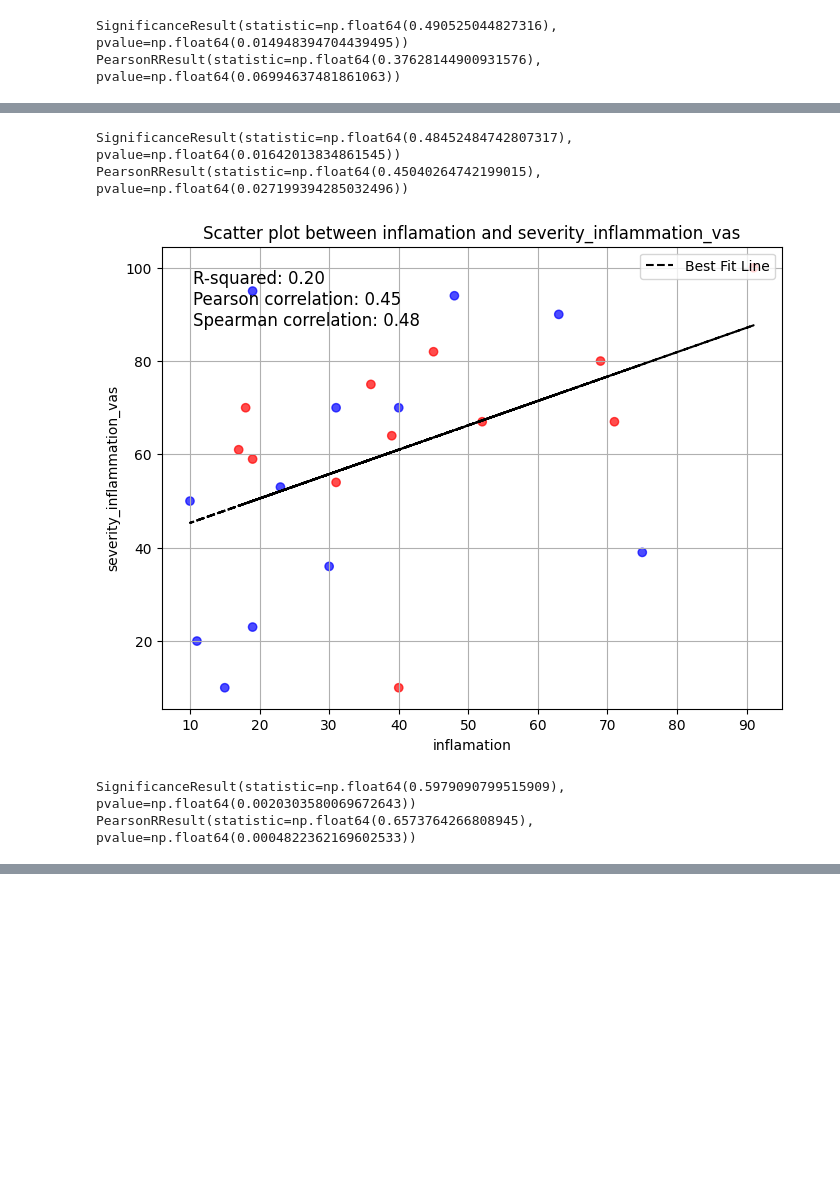
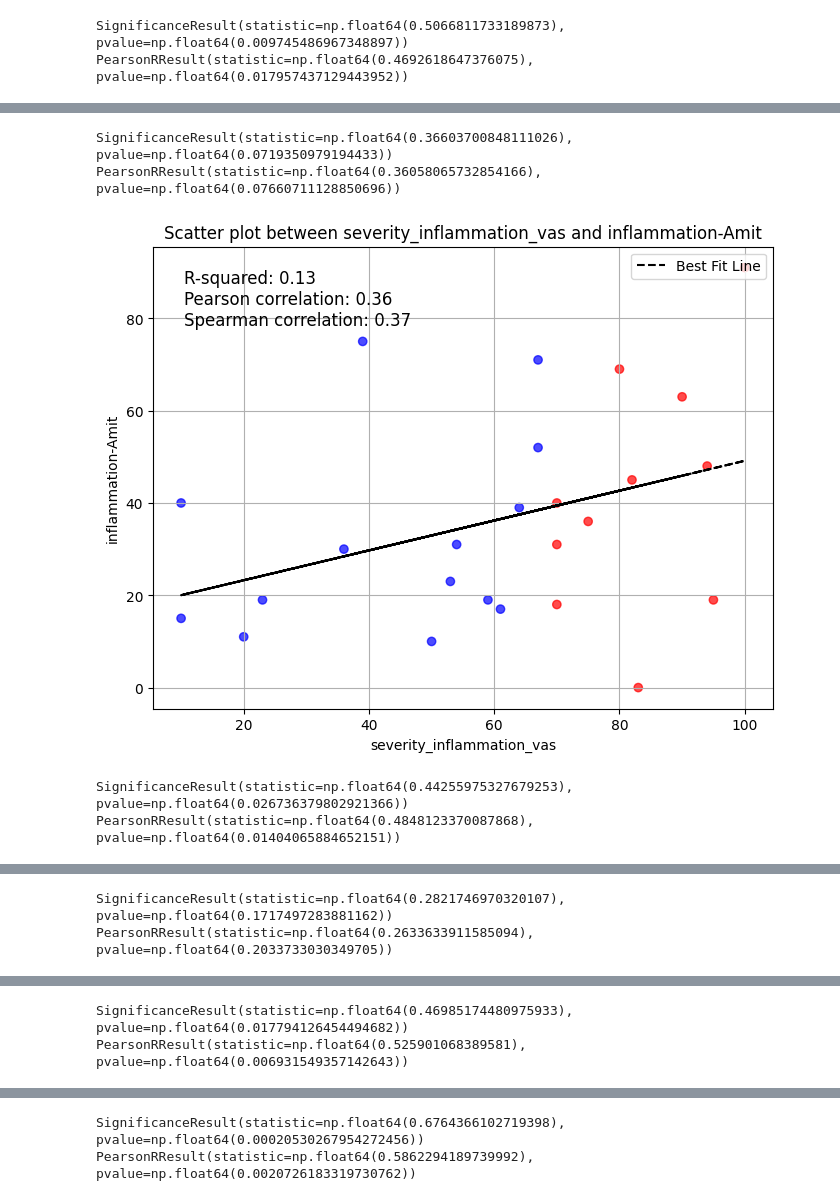
Before and after one commit to PrathyushVC/MedVent, a Jupyter notebook: AI_RWE/rad_reader_comparison.ipynb, the cells around one changed output, grey strips where cells are left out. Cells and saved outputs as stored; diff of their text form; code cells hidden in the pictures; blank space fills up the shorter version.

```diff
--- a/AI_RWE/rad_reader_comparison.ipynb
+++ b/AI_RWE/rad_reader_comparison.ipynb
@@ -141,0 +164,7 @@ merged_ph2_pruned.drop(["record_id",'user',"alias_mrn"], axis=1,inplace=True)
+# %%
+
+merged_df_ph1and2=pd.merge(merged_df,merged_df_ph2 , how='inner', left_on='studyUID',right_on='studyUID')
+
+print(merged_df_ph1and2)
+output_csv = 'phase1&2_merged_output.csv'
+merged_df_ph1and2.to_csv(output_csv, index=False)
@@ -145,10 +192,16 @@ merged_ph2_pruned.drop(["record_id",'user',"alias_mrn"], axis=1,inplace=True)
 import matplotlib.pyplot as plt
 import os
 
-pairs_fibrosis=[('fibrosis','fibrosis-Amit-P2'),('fibrosis','severity_fibrosis_vas'),('fibrosis-Amit-P2','severity_fibrosis_vas')]
+pairs_fibrosis=[('severity_fibrosis_vas','rvas-chronic_non_inflammation_f'),
+                ('severity_fibrosis_vas','fibrosis-Amit'),
+                ('severity_fibrosis_vas','fibrosis-David'),
+                ('severity_fibrosis_vas','fibrosis-Namita-P2'),
+                ('severity_fibrosis_vas','fibrosis-Amit-P2'),
+                ('severity_fibrosis_vas','fibrosis-David-P2'),
+                ]
 output_dir = "figures"
 os.makedirs(output_dir, exist_ok=True)
 
 for  pairs in pairs_fibrosis:
-    rad_reader.scatter_with_best_fit(pairs[0], pairs[1], merged_ph2_pruned, color=merged_ph2_pruned['Bin_sev_fib_co70'].values)
+    rad_reader.scatter_with_best_fit(pairs[0], pairs[1], merged_df_ph1and2, color=merged_df_ph1and2['Bin_sev_fib_co70'].values)
 # %% [output]
@@ -163,0 +226,15 @@ PearsonRResult(statistic=np.float64(-0.18191051279295864), pvalue=np.float64(0.3
+# %%
+
+pairs_fibrosis=[('rvas-chronic_non_inflammation_f','fibrosis-Amit'),
+                ('rvas-chronic_non_inflammation_f','fibrosis-David'),
+                ('rvas-chronic_non_inflammation_f','fibrosis-Namita-P2'),
+                ('rvas-chronic_non_inflammation_f','fibrosis-Amit-P2'),
+                ('rvas-chronic_non_inflammation_f','fibrosis-David-P2'),
+                ('fibrosis-David','fibrosis-David-P2'),
+                ('fibrosis-Amit','fibrosis-Amit-P2'),
+                ('rvas-chronic_non_inflammation_f','rvas-chronic_non_inflammation_f')]
+output_dir = "figures"
+os.makedirs(output_dir, exist_ok=True)
+
+for  pairs in pairs_fibrosis:
+    rad_reader.scatter_with_best_fit(pairs[0], pairs[1], merged_df_ph1and2, color=merged_df_ph1and2['Bin_sev_fib_co70'].values)
@@ -164,7 +261,12 @@ PearsonRResult(statistic=np.float64(-0.18191051279295864), pvalue=np.float64(0.3
 # %%
-pairs_inflammation=[('inflamation','inflamation-Amit-P2'),('inflamation','severity_inflammation_vas'),('inflamation-Amit-P2','severity_inflammation_vas')]
+pairs_inflammation=[('severity_inflammation_vas','rvas-inflammation'),
+                ('severity_inflammation_vas','inflammation-Amit'),
+                ('severity_inflammation_vas','inflammation-David'),
+                ('severity_inflammation_vas','inflamation-Namita-P2'),
+                ('severity_inflammation_vas','inflamation-Amit-P2'),
+                ('severity_inflammation_vas','inflamation-David-P2')]
 for pairs in pairs_inflammation:
-    rad_reader.scatter_with_best_fit(pairs[0],pairs[1], merged_ph2_pruned,color=merged_ph2_pruned['Bin_sev_fib_co70'].values)
+    rad_reader.scatter_with_best_fit(pairs[0],pairs[1],merged_df_ph1and2 ,color=merged_df_ph1and2['Bin_sev_inf_co70'].values)
 # %% [output]
-SignificanceResult(statistic=np.float64(0.490525044827316), pvalue=np.float64(0.014948394704439495))
-PearsonRResult(statistic=np.float64(0.37628144900931576), pvalue=np.float64(0.06994637481861063))
+SignificanceResult(statistic=np.float64(0.5066811733189873), pvalue=np.float64(0.009745486967348897))
+PearsonRResult(statistic=np.float64(0.4692618647376075), pvalue=np.float64(0.017957437129443952))
@@ -172,5 +274,5 @@ PearsonRResult(statistic=np.float64(0.37628144900931576), pvalue=np.float64(0.06
-SignificanceResult(statistic=np.float64(0.48452484742807317), pvalue=np.float64(0.01642013834861545))
-PearsonRResult(statistic=np.float64(0.45040264742199015), pvalue=np.float64(0.027199394285032496))
+SignificanceResult(statistic=np.float64(0.36603700848111026), pvalue=np.float64(0.0719350979194433))
+PearsonRResult(statistic=np.float64(0.36058065732854166), pvalue=np.float64(0.07660711128850696))
-[figure, old version]
+[figure, new version]
-SignificanceResult(statistic=np.float64(0.5979090799515909), pvalue=np.float64(0.0020303580069672643))
-PearsonRResult(statistic=np.float64(0.6573764266808945), pvalue=np.float64(0.0004822362169602533))
+SignificanceResult(statistic=np.float64(0.44255975327679253), pvalue=np.float64(0.026736379802921366))
+PearsonRResult(statistic=np.float64(0.4848123370087868), pvalue=np.float64(0.01404065884652151))
@@ -177,0 +280,2 @@ PearsonRResult(statistic=np.float64(0.6573764266808945), pvalue=np.float64(0.000
+SignificanceResult(statistic=np.float64(0.2821746970320107), pvalue=np.float64(0.1717497283881162))
+PearsonRResult(statistic=np.float64(0.2633633911585094), pvalue=np.float64(0.2033733030349705))
@@ -177,0 +283,2 @@ PearsonRResult(statistic=np.float64(0.6573764266808945), pvalue=np.float64(0.000
+SignificanceResult(statistic=np.float64(0.46985174480975933), pvalue=np.float64(0.017794126454494682))
+PearsonRResult(statistic=np.float64(0.525901068389581), pvalue=np.float64(0.006931549357142643))
@@ -177,0 +286,2 @@ PearsonRResult(statistic=np.float64(0.6573764266808945), pvalue=np.float64(0.000
+SignificanceResult(statistic=np.float64(0.6764366102719398), pvalue=np.float64(0.00020530267954272456))
+PearsonRResult(statistic=np.float64(0.5862294189739992), pvalue=np.float64(0.0020726183319730762))
```
Also changed, not shown: parts of 22 cells of this notebook, 8 other files.
